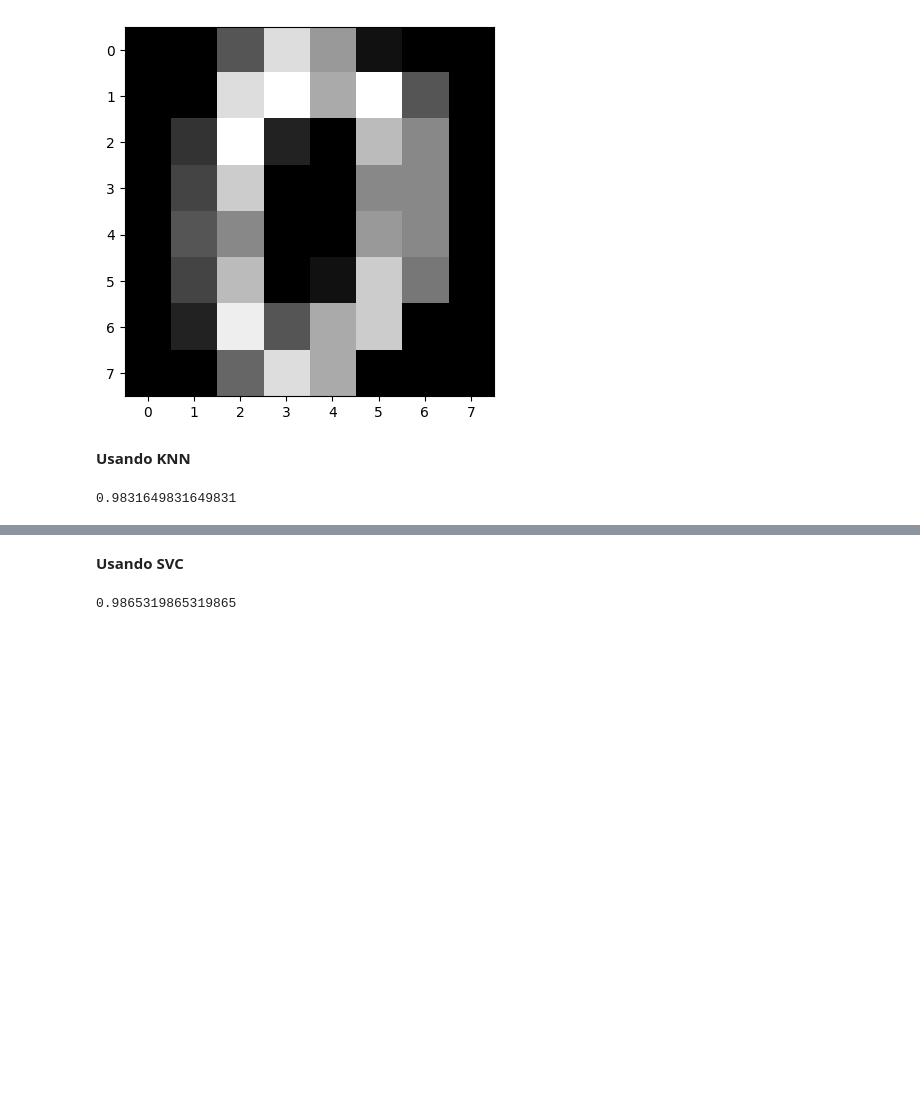
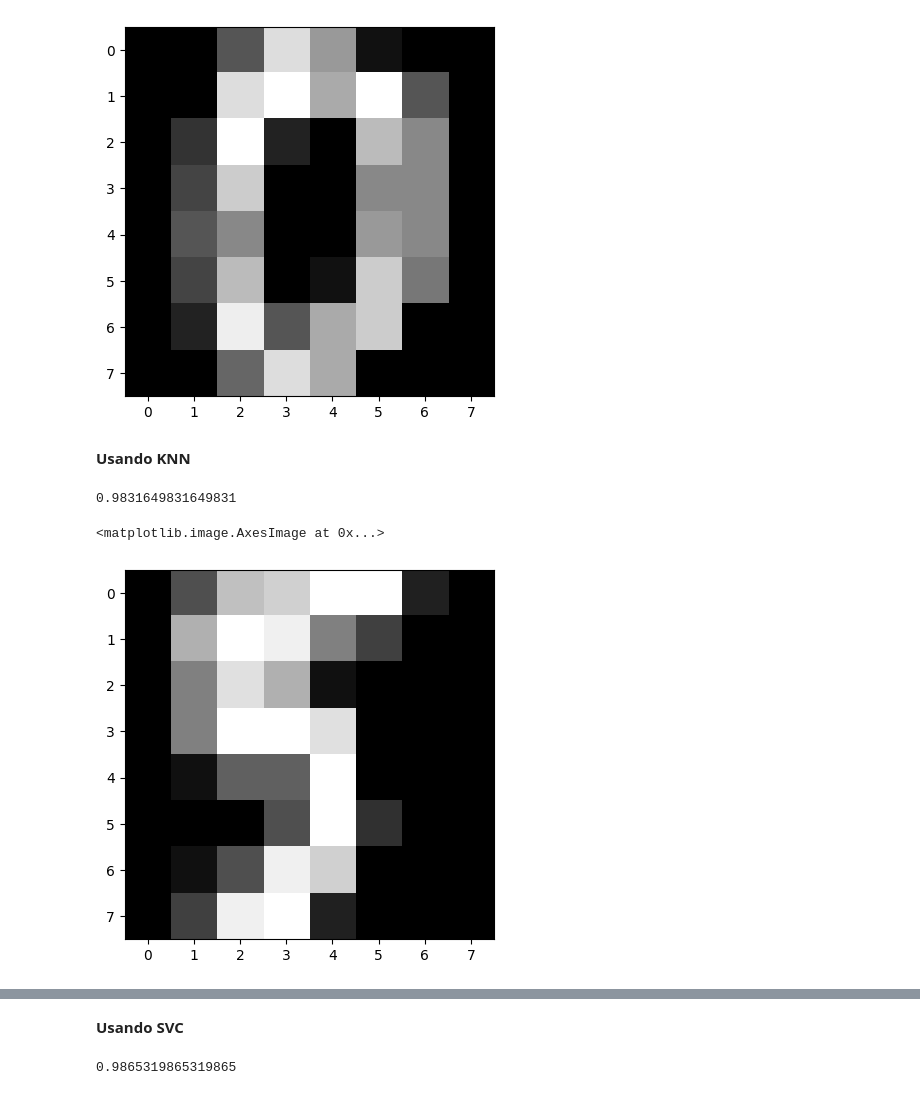
Before and after one commit to Dexduo/Introducao-a-Ciencia-de-Dados, a Jupyter notebook: Trabalho_Pratico_1/Trabalho_Pratico_1.ipynb, the cells around one changed output, grey strips where cells are left out. Drawn from its saved outputs; the diff is of its cells as text; code cells hidden in the pictures; blank space fills up the shorter version.

```diff
--- a/Trabalho_Pratico_1/Trabalho_Pratico_1.ipynb
+++ b/Trabalho_Pratico_1/Trabalho_Pratico_1.ipynb
@@ -164,0 +232,6 @@ print(accuracy_score(neighbors_pred_knn, y_test))
+# %%
+#testar o modelo
+plt.imshow(digits.images[15], cmap='gray') #peguei a decima quinta imagem do dataset que no caso é o numero 5
+# %% [output]
+<matplotlib.image.AxesImage at 0x...>
+[figure, added]
```
Also changed, not shown: parts of 32 cells of this notebook.
